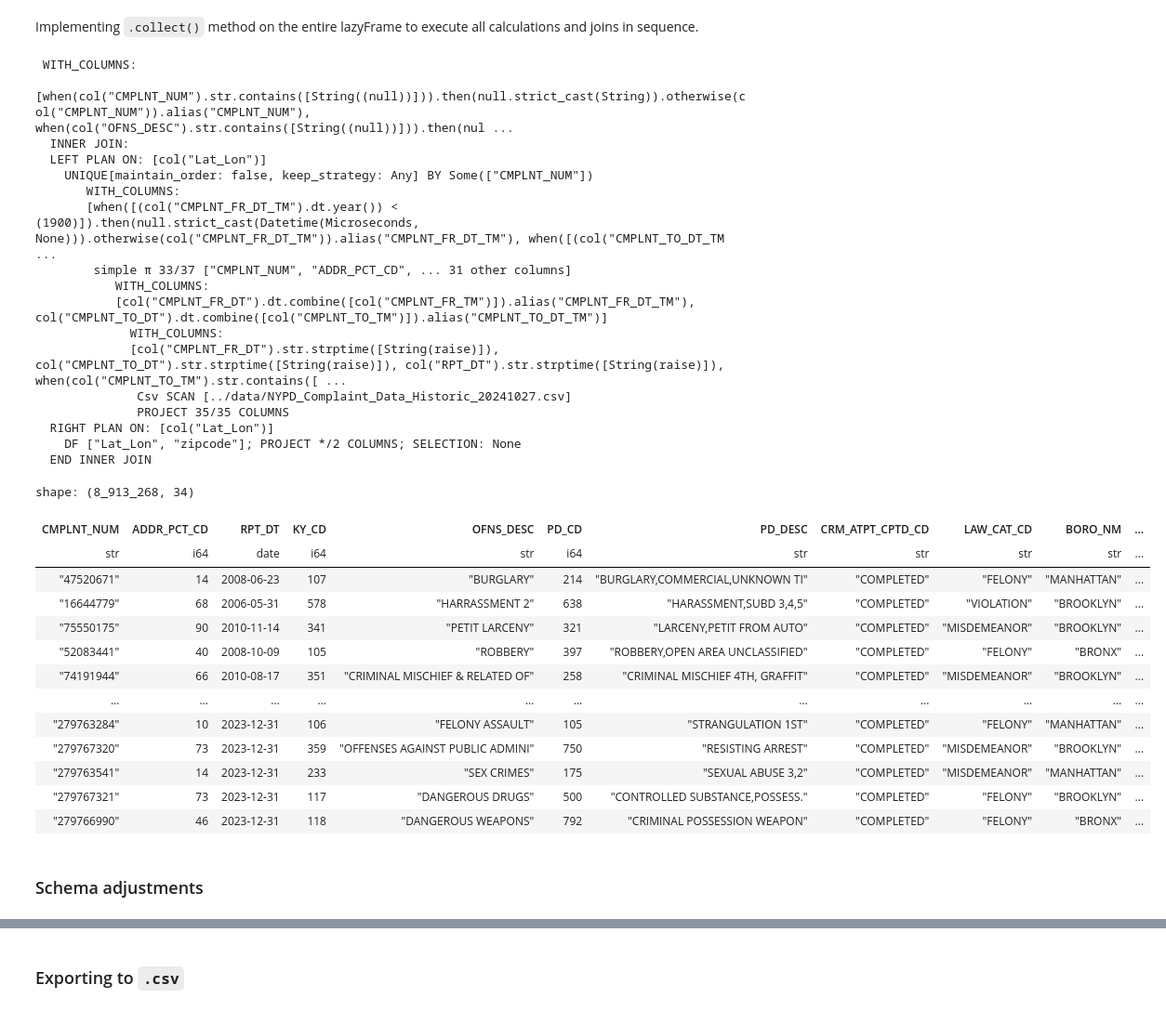
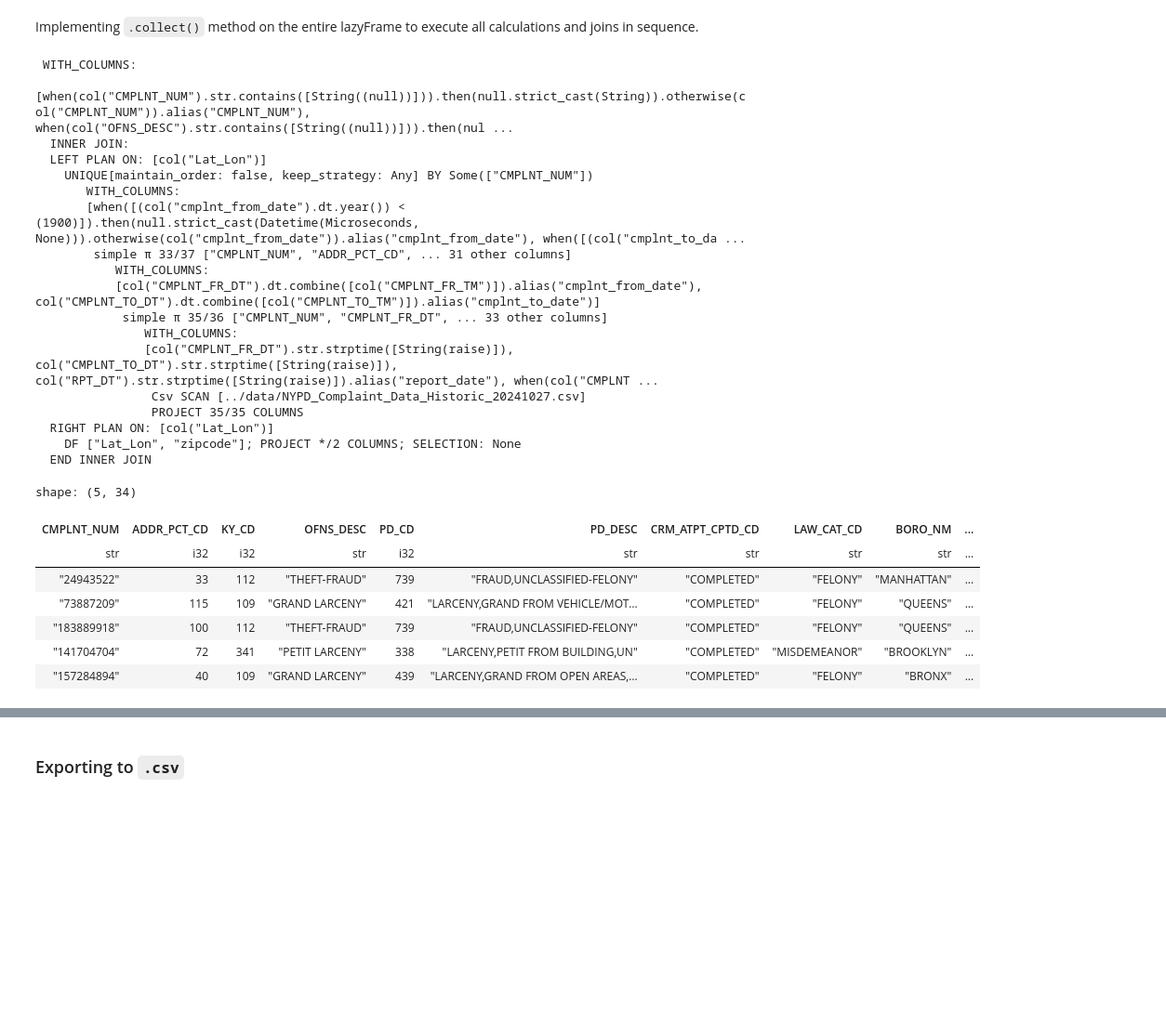
Before and after one commit to vinay-ram1999/NYC-SDoH, a Jupyter notebook: src/NYPD-Complaint-Data-to-DB.ipynb, the cells around one changed output, grey strips where cells are left out. Shown: that part at 93% size. Saved outputs shown, nothing was run; the diff lists cells and outputs as text; code cells hidden in the pictures; blank space fills up the shorter version.

Commit message:
updated schema; implemented polars to mysql; tested locally; should implement the same using env variables for ai4sg db credentials;

```diff
--- a/src/NYPD-Complaint-Data-to-DB.ipynb
+++ b/src/NYPD-Complaint-Data-to-DB.ipynb
@@ -45,11 +45,11 @@ Schema([('CMPLNT_NUM', String),
 # %%
 complaint_lf = complaint_lf.with_columns(pl.col('CMPLNT_FR_DT').str.to_date("%m/%d/%Y"),
                                          pl.col('CMPLNT_TO_DT').str.to_date("%m/%d/%Y"),
-                                         pl.col('RPT_DT').str.to_date("%m/%d/%Y"),
+                                         pl.col('RPT_DT').str.to_date("%m/%d/%Y").alias('report_date'),
                                          pl.when(pl.col("CMPLNT_TO_TM").str.contains('(null)'))
-                                         .then(None).otherwise(pl.col('CMPLNT_TO_TM')).str.to_time("%H:%M:%S").name.keep())
+                                         .then(None).otherwise(pl.col('CMPLNT_TO_TM')).str.to_time("%H:%M:%S").name.keep()).drop('RPT_DT')
 
-complaint_lf = complaint_lf.with_columns(pl.col('CMPLNT_FR_DT').dt.combine(pl.col('CMPLNT_FR_TM')).alias('CMPLNT_FR_DT_TM'),
-                                         pl.col('CMPLNT_TO_DT').dt.combine(pl.col('CMPLNT_TO_TM')).alias('CMPLNT_TO_DT_TM')
+complaint_lf = complaint_lf.with_columns(pl.col('CMPLNT_FR_DT').dt.combine(pl.col('CMPLNT_FR_TM')).alias('cmplnt_from_date'),
+                                         pl.col('CMPLNT_TO_DT').dt.combine(pl.col('CMPLNT_TO_TM')).alias('cmplnt_to_date')
                                          ).drop('CMPLNT_FR_DT','CMPLNT_FR_TM','CMPLNT_TO_DT','CMPLNT_TO_TM')
 # %% [markdown]
@@ -157,8 +157,8 @@ shape: (4, 2)
 # %% [markdown]
 - Setting bad dates to `null`
 # %%
-complaint_lf = complaint_lf.with_columns(pl.when(pl.col('CMPLNT_FR_DT_TM').dt.year() < 1900).then(None).otherwise(pl.col('CMPLNT_FR_DT_TM')).name.keep(),
-                                         pl.when(pl.col('CMPLNT_TO_DT_TM').dt.year() < 1900).then(None).otherwise(pl.col('CMPLNT_TO_DT_TM')).name.keep())
+complaint_lf = complaint_lf.with_columns(pl.when(pl.col('cmplnt_from_date').dt.year() < 1900).then(None).otherwise(pl.col('cmplnt_from_date')).name.keep(),
+                                         pl.when(pl.col('cmplnt_to_date').dt.year() < 1900).then(None).otherwise(pl.col('cmplnt_to_date')).name.keep())
 # %% [markdown]
 ### Handling duplicate values in `CMPLNT_NUM`
 # %%
@@ -254,0 +257,2 @@ complaint_lf = complaint_lf.with_columns(pl.when(cs.by_dtype(pl.String).str.cont
+# %%
+complaint_lf = complaint_lf.with_columns(cs.by_dtype(pl.Int64).cast(pl.Int32).name.keep())
@@ -265,33 +334,27 @@ print(complaint_lf.explain(format='plain'))
   LEFT PLAN ON: [col("Lat_Lon")]
     UNIQUE[maintain_order: false, keep_strategy: Any] BY Some(["CMPLNT_NUM"])
        WITH_COLUMNS:
-       [when([(col("CMPLNT_FR_DT_TM").dt.year()) < (1900)]).then(null.strict_cast(Datetime(Microseconds, None))).otherwise(col("CMPLNT_FR_DT_TM")).alias("CMPLNT_FR_DT_TM"), when([(col("CMPLNT_TO_DT_TM ...
+       [when([(col("cmplnt_from_date").dt.year()) < (1900)]).then(null.strict_cast(Datetime(Microseconds, None))).otherwise(col("cmplnt_from_date")).alias("cmplnt_from_date"), when([(col("cmplnt_to_da ...
         simple π 33/37 ["CMPLNT_NUM", "ADDR_PCT_CD", ... 31 other columns]
            WITH_COLUMNS:
-           [col("CMPLNT_FR_DT").dt.combine([col("CMPLNT_FR_TM")]).alias("CMPLNT_FR_DT_TM"), col("CMPLNT_TO_DT").dt.combine([col("CMPLNT_TO_TM")]).alias("CMPLNT_TO_DT_TM")]
-             WITH_COLUMNS:
-             [col("CMPLNT_FR_DT").str.strptime([String(raise)]), col("CMPLNT_TO_DT").str.strptime([String(raise)]), col("RPT_DT").str.strptime([String(raise)]), when(col("CMPLNT_TO_TM").str.contains([ ...
-              Csv SCAN [../data/NYPD_Complaint_Data_Historic_20241027.csv]
-              PROJECT 35/35 COLUMNS
+           [col("CMPLNT_FR_DT").dt.combine([col("CMPLNT_FR_TM")]).alias("cmplnt_from_date"), col("CMPLNT_TO_DT").dt.combine([col("CMPLNT_TO_TM")]).alias("cmplnt_to_date")]
+            simple π 35/36 ["CMPLNT_NUM", "CMPLNT_FR_DT", ... 33 other columns]
+               WITH_COLUMNS:
+               [col("CMPLNT_FR_DT").str.strptime([String(raise)]), col("CMPLNT_TO_DT").str.strptime([String(raise)]), col("RPT_DT").str.strptime([String(raise)]).alias("report_date"), when(col("CMPLNT ...
+                Csv SCAN [../data/NYPD_Complaint_Data_Historic_20241027.csv]
+                PROJECT 35/35 COLUMNS
   RIGHT PLAN ON: [col("Lat_Lon")]
     DF ["Lat_Lon", "zipcode"]; PROJECT */2 COLUMNS; SELECTION: None
   END INNER JOIN
 # %%
-complaint_lf.sort('CMPLNT_FR_DT_TM').collect()
+complaint_lf = complaint_lf.sort('cmplnt_from_date')
+complaint_lf.head().collect()
 # %% [output]
-shape: (8_913_268, 34)
+shape: (5, 34)
-| CMPLNT_NUM | ADDR_PCT_CD | RPT_DT | KY_CD | OFNS_DESC | PD_CD | PD_DESC | CRM_ATPT_CPTD_CD | LAW_CAT_CD | BORO_NM | ... |
-| str | i64 | date | i64 | str | i64 | str | str | str | str | ... |
-| "47520671" | 14 | 2008-06-23 | 107 | "BURGLARY" | 214 | "BURGLARY,COMMERCIAL,UNKNOWN TI" | "COMPLETED" | "FELONY" | "MANHATTAN" | ... |
-| "16644779" | 68 | 2006-05-31 | 578 | "HARRASSMENT 2" | 638 | "HARASSMENT,SUBD 3,4,5" | "COMPLETED" | "VIOLATION" | "BROOKLYN" | ... |
-| "75550175" | 90 | 2010-11-14 | 341 | "PETIT LARCENY" | 321 | "LARCENY,PETIT FROM AUTO" | "COMPLETED" | "MISDEMEANOR" | "BROOKLYN" | ... |
-| "52083441" | 40 | 2008-10-09 | 105 | "ROBBERY" | 397 | "ROBBERY,OPEN AREA UNCLASSIFIED" | "COMPLETED" | "FELONY" | "BRONX" | ... |
-| "74191944" | 66 | 2010-08-17 | 351 | "CRIMINAL MISCHIEF & RELATED OF" | 258 | "CRIMINAL MISCHIEF 4TH, GRAFFIT" | "COMPLETED" | "MISDEMEANOR" | "BROOKLYN" | ... |
-| … | … | … | … | … | … | … | … | … | … | ... |
-| "279763284" | 10 | 2023-12-31 | 106 | "FELONY ASSAULT" | 105 | "STRANGULATION 1ST" | "COMPLETED" | "FELONY" | "MANHATTAN" | ... |
-| "279767320" | 73 | 2023-12-31 | 359 | "OFFENSES AGAINST PUBLIC ADMINI" | 750 | "RESISTING ARREST" | "COMPLETED" | "MISDEMEANOR" | "BROOKLYN" | ... |
-| "279763541" | 14 | 2023-12-31 | 233 | "SEX CRIMES" | 175 | "SEXUAL ABUSE 3,2" | "COMPLETED" | "MISDEMEANOR" | "MANHATTAN" | ... |
-| "279767321" | 73 | 2023-12-31 | 117 | "DANGEROUS DRUGS" | 500 | "CONTROLLED SUBSTANCE,POSSESS." | "COMPLETED" | "FELONY" | "BROOKLYN" | ... |
-| "279766990" | 46 | 2023-12-31 | 118 | "DANGEROUS WEAPONS" | 792 | "CRIMINAL POSSESSION WEAPON" | "COMPLETED" | "FELONY" | "BRONX" | ... |
+| CMPLNT_NUM | ADDR_PCT_CD | KY_CD | OFNS_DESC | PD_CD | PD_DESC | CRM_ATPT_CPTD_CD | LAW_CAT_CD | BORO_NM | ... |
+| str | i32 | i32 | str | i32 | str | str | str | str | ... |
+| "24943522" | 33 | 112 | "THEFT-FRAUD" | 739 | "FRAUD,UNCLASSIFIED-FELONY" | "COMPLETED" | "FELONY" | "MANHATTAN" | ... |
+| "73887209" | 115 | 109 | "GRAND LARCENY" | 421 | "LARCENY,GRAND FROM VEHICLE/MOT… | "COMPLETED" | "FELONY" | "QUEENS" | ... |
+| "183889918" | 100 | 112 | "THEFT-FRAUD" | 739 | "FRAUD,UNCLASSIFIED-FELONY" | "COMPLETED" | "FELONY" | "QUEENS" | ... |
+| "141704704" | 72 | 341 | "PETIT LARCENY" | 338 | "LARCENY,PETIT FROM BUILDING,UN" | "COMPLETED" | "MISDEMEANOR" | "BROOKLYN" | ... |
+| "157284894" | 40 | 109 | "GRAND LARCENY" | 439 | "LARCENY,GRAND FROM OPEN AREAS,… | "COMPLETED" | "FELONY" | "BRONX" | ... |
-# %% [markdown]
-### Schema adjustments
```
Also changed, not shown: parts of 19 cells of this notebook, 1 other file.
